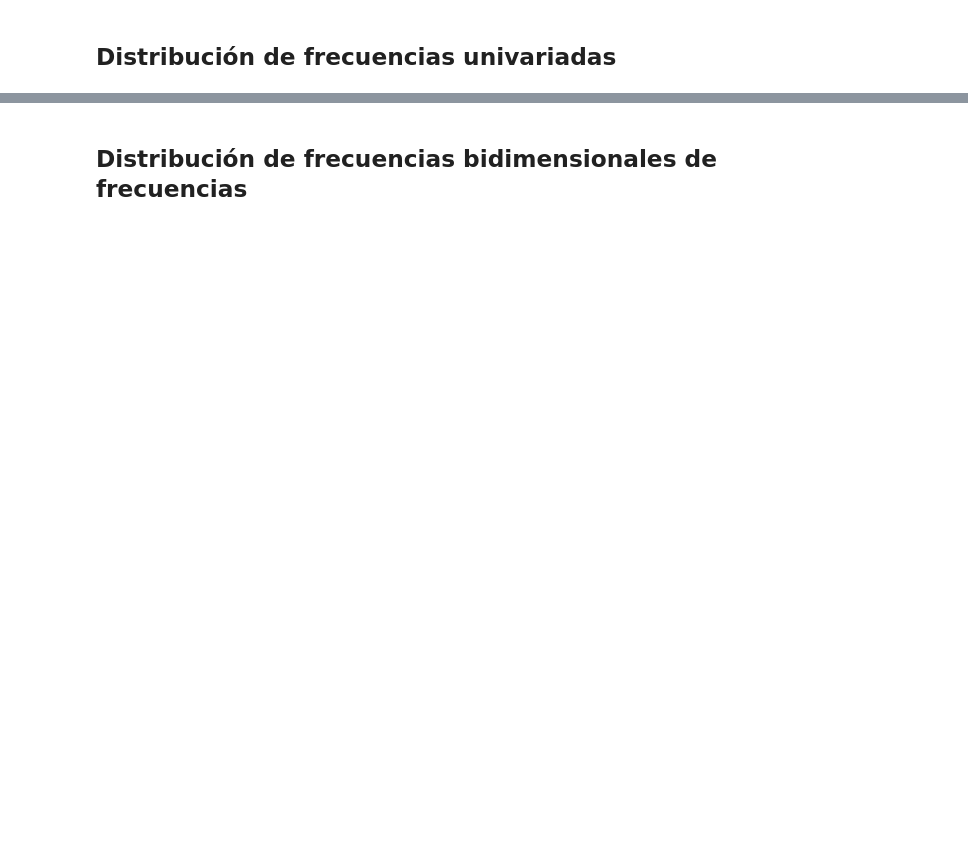
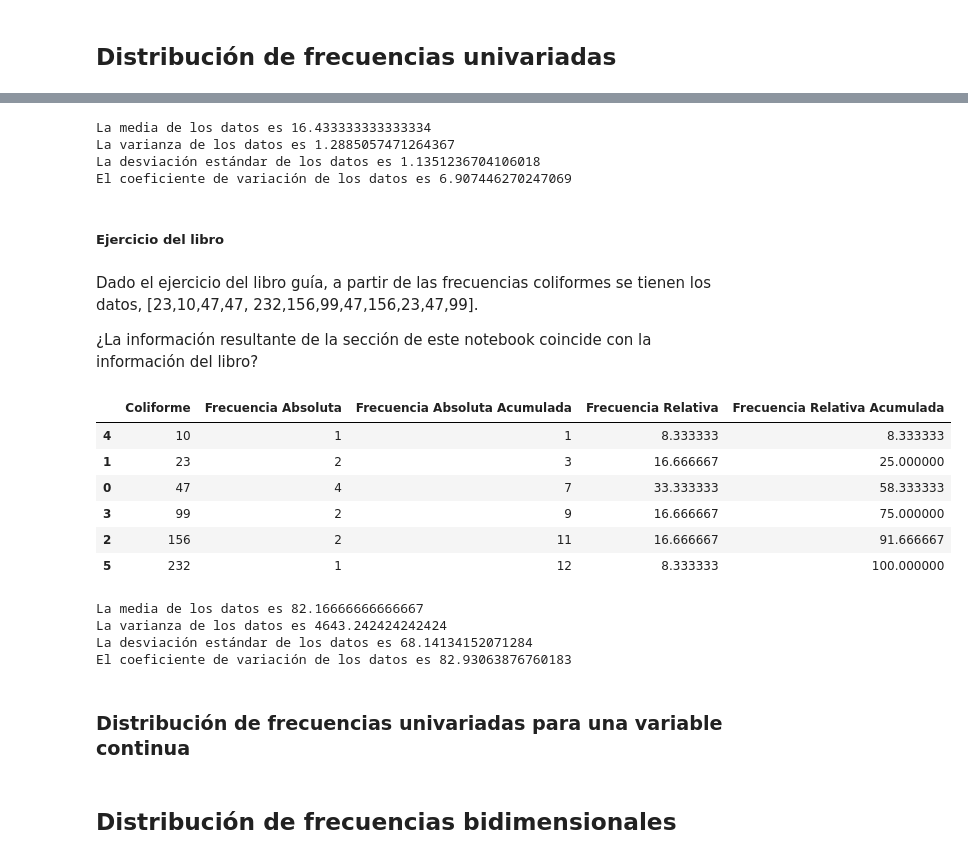
Before and after one commit to ajrianop/Estadistica_Descriptiva_y_Python_UD, a Jupyter notebook: 03_Distribucion_de_frecuencias.ipynb, the cells around one changed output, grey strips where cells are left out. Saved outputs shown, nothing was run; the diff lists cells and outputs as text; code cells hidden in the pictures; blank space fills up the shorter version.

```diff
--- a/03_Distribucion_de_frecuencias.ipynb
+++ b/03_Distribucion_de_frecuencias.ipynb
@@ -13,2 +233,67 @@ Las medidas de tendencia central y medidas de dispersión resumen los datos plan
+# %%
+print('La media de los datos es {}'.format(mean_dataframe(tabla , 'Edad')))
+print('La varianza de los datos es {}'.format(variance_dataframe(tabla , 'Edad')))
+print('La desviación estándar de los datos es {}'.format(standard_deviation_dataframe(tabla , 'Edad')))
+print('El coeficiente de variación de los datos es {}'.format(coefficient_of_variation_dataframe(tabla , 'Edad')))
+# %% [output]
+La media de los datos es 16.433333333333334
+La varianza de los datos es 1.2885057471264367
+La desviación estándar de los datos es 1.1351236704106018
+El coeficiente de variación de los datos es 6.907446270247069
+# %% [markdown]
+##### **Ejercicio del libro**
+# %% [markdown]
+Dado el ejercicio del libro guía, a partir de las frecuencias coliformes se tienen los datos, [23,10,47,47, 232,156,99,47,156,23,47,99].
+
+¿La información resultante de la sección de este notebook coincide con la información del libro?
+# %%
+# Datos de las edades de los estudiantes
+coliformes = [23,10,47,47, 232,156,99,47,156,23,47,99]
+
+# Importar la librería pandas para trabajar con tablas de datos
+import pandas as pd
+
+# Crear un DataFrame con las edades
+df = pd.DataFrame(coliformes, columns=['Coliforme'])
+
+# Calcular la frecuencia absoluta
+tabla2 = df['Coliforme'].value_counts().reset_index()
+tabla2.columns = ['Coliforme', 'Frecuencia Absoluta']
+
+# Ordenar por número
+tabla2 = tabla2.sort_values(by='Coliforme')
+
+# Calcular la frecuencia acumulada
+tabla2['Frecuencia Absoluta Acumulada'] = tabla2['Frecuencia Absoluta'].cumsum()
+
+# Calcular la frecuencia relativa
+total_estudiantes = len(coliformes)
+tabla2['Frecuencia Relativa'] = tabla2['Frecuencia Absoluta'] / total_estudiantes * 100
+
+# Calcular la frecuencia relativa acumulada
+tabla2['Frecuencia Relativa Acumulada'] = tabla2['Frecuencia Relativa'].cumsum()
+
+# Mostrar la tabla de frecuencias
+tabla2
+# %% [output]
+|  | Coliforme | Frecuencia Absoluta | Frecuencia Absoluta Acumulada | Frecuencia Relativa | Frecuencia Relativa Acumulada |
+| 4 | 10 | 1 | 1 | 8.333333 | 8.333333 |
+| 1 | 23 | 2 | 3 | 16.666667 | 25.000000 |
+| 0 | 47 | 4 | 7 | 33.333333 | 58.333333 |
+| 3 | 99 | 2 | 9 | 16.666667 | 75.000000 |
+| 2 | 156 | 2 | 11 | 16.666667 | 91.666667 |
+| 5 | 232 | 1 | 12 | 8.333333 | 100.000000 |
+# %%
+print('La media de los datos es {}'.format(mean_dataframe(tabla2 , 'Coliforme')))
+print('La varianza de los datos es {}'.format(variance_dataframe(tabla2 , 'Coliforme')))
+print('La desviación estándar de los datos es {}'.format(standard_deviation_dataframe(tabla2 , 'Coliforme')))
+print('El coeficiente de variación de los datos es {}'.format(coefficient_of_variation_dataframe(tabla2 , 'Coliforme')))
+# %% [output]
+La media de los datos es 82.16666666666667
+La varianza de los datos es 4643.242424242424
+La desviación estándar de los datos es 68.14134152071284
+El coeficiente de variación de los datos es 82.93063876760183
+# %% [markdown]
+### **Distribución de frecuencias univariadas para una variable continua**
 # %% [markdown]
-## **Distribución de frecuencias bidimensionales de frecuencias**
+## **Distribución de frecuencias bidimensionales**
```
Also changed, not shown: parts of 19 cells of this notebook.
